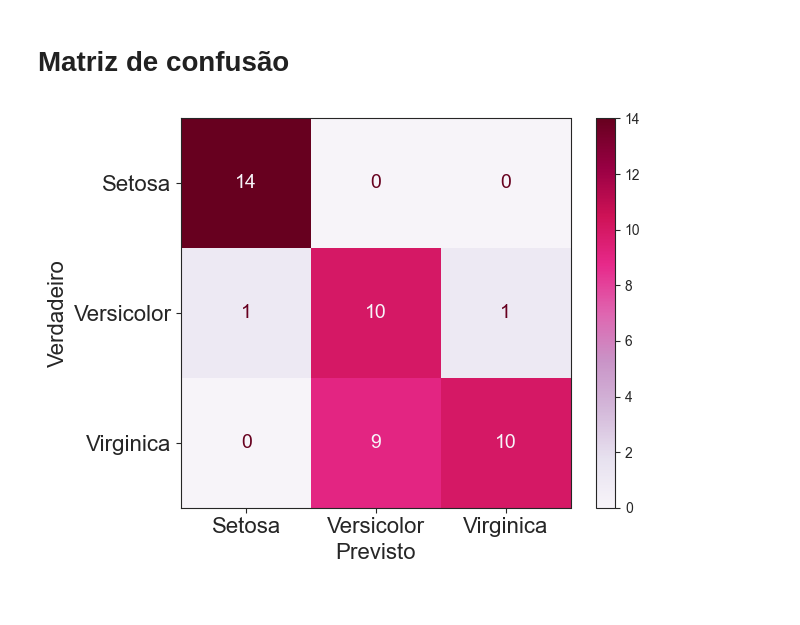
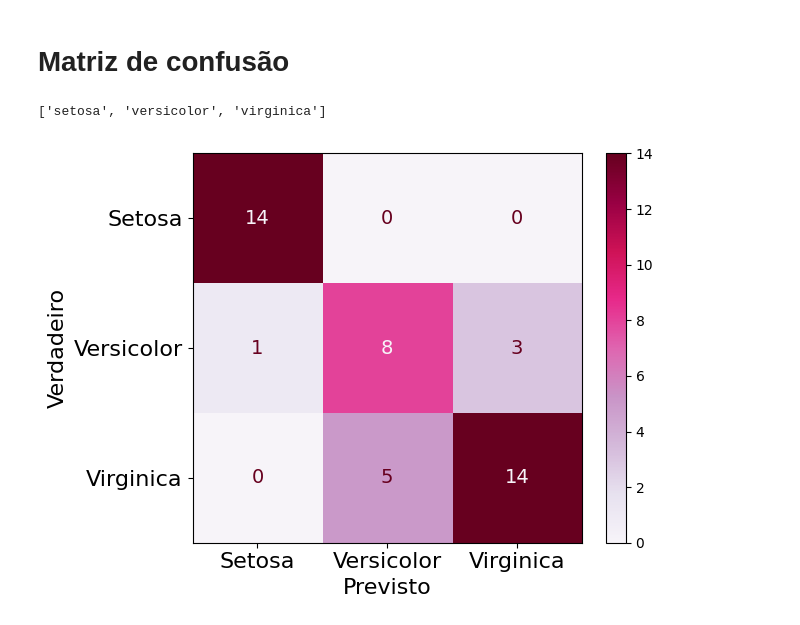
Before and after one commit to leseixas/aprendizagem-de-maquina, a Jupyter notebook: modelos/decision_tree_iris.ipynb, the cells around one changed output. Saved outputs shown, nothing was run; the diff lists cells and outputs as text; code cells hidden in the pictures.

Commit message:
atualização de modelos e gráficos

```diff
--- a/modelos/decision_tree_iris.ipynb
+++ b/modelos/decision_tree_iris.ipynb
@@ -117,18 +165,23 @@ plt.show()
 # Matriz de confusão
 # %%
 from sklearn.metrics import ConfusionMatrixDisplay
+# %%
+target_names = list(iris.target_names)
+print(target_names)
+# %% [output]
+['setosa', 'versicolor', 'virginica']
 # %%
-disp = ConfusionMatrixDisplay.from_estimator(model, X_test, y_test, cmap=plt.cm.PuRd, display_labels=["Setosa", "Versicolor", "Virginica"])
+disp = ConfusionMatrixDisplay.from_estimator(model, X_test[:, [0,1]], y_test, cmap=plt.cm.PuRd, display_labels=["Setosa", "Versicolor", "Virginica"])
 plt.xlabel('Previsto', fontsize=16)
 plt.ylabel('Verdadeiro', fontsize=16)
 plt.xticks(rotation=0,fontsize=16)
 plt.yticks(rotation=0, fontsize=16)
 ax = plt.gca()  # Obtém o Axes atual para fazer ajustes adicionais
 for text in ax.texts:
     text.set_fontsize(14)  # Ajusta o tamanho da fonte dos valores dentro da matriz
 
 plt.tight_layout()
-plt.savefig("confusion_matrix_iris.png", dpi=400, format='png', bbox_inches='tight')
+# plt.savefig("../graficos/confusion_matrix_iris.png", dpi=400, format='png', bbox_inches='tight')
 plt.show()
 # %% [output]
-[figure, old version]
+[figure, new version]
```
Also changed, not shown: parts of 6 cells of this notebook, 5 other files.
